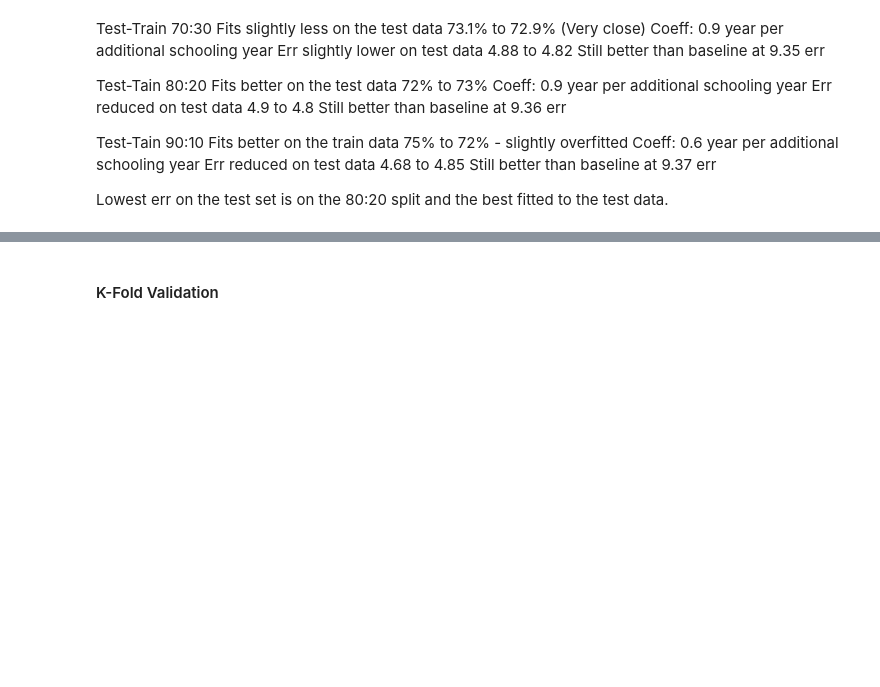
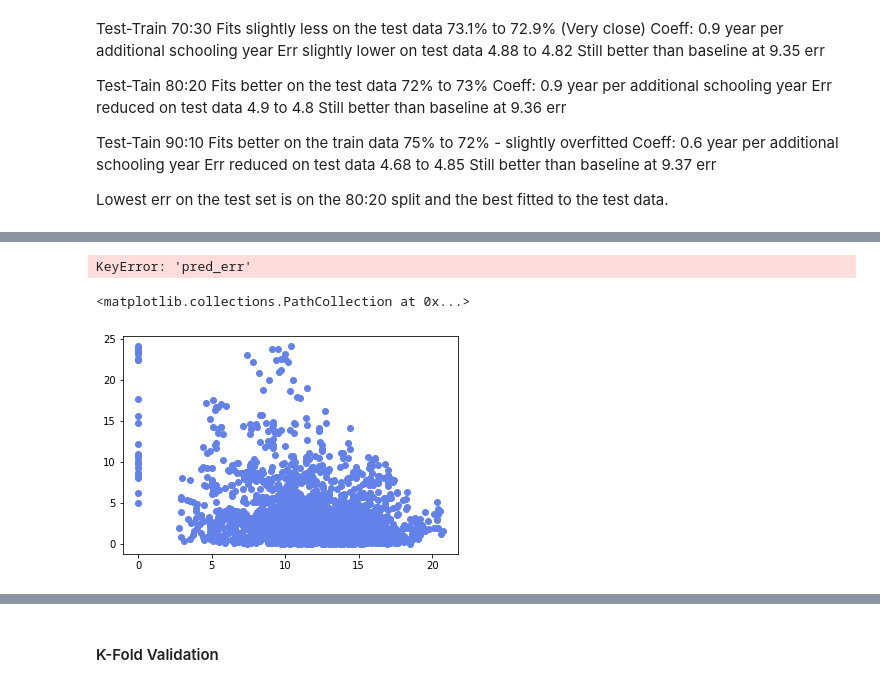
Before and after one commit to bloomincode/impact-of-schooling-on-life-expectancy, a Jupyter notebook: life_expectancy_schooling.ipynb, the cells around one changed output, grey strips where cells are left out. Saved outputs shown, nothing was run; the diff lists cells and outputs as text; code cells hidden in the pictures; blank space fills up the shorter version.

```diff
--- a/life_expectancy_schooling.ipynb
+++ b/life_expectancy_schooling.ipynb
@@ -302,0 +520,12 @@ run_test_train_split(0.9, 0.1)
+# %%
+schooling_df[schooling_df['pred_err'] == 0]
+# %% [output]
+KeyError: 'pred_err'
+# %%
+schooling_df['pred_err'] = schooling_df['life_expectancy_pred'] - schooling_df['life_expectancy']
+schooling_df['pred_err_sq'] = np.sqrt((schooling_df['life_expectancy_pred'] - schooling_df['life_expectancy'])**2)
+
+plt.scatter(schooling_df['schooling'], schooling_df['pred_err_sq'])
+# %% [output]
+<matplotlib.collections.PathCollection at 0x...>
+[figure, added]
```
Also changed, not shown: parts of 55 cells of this notebook.
